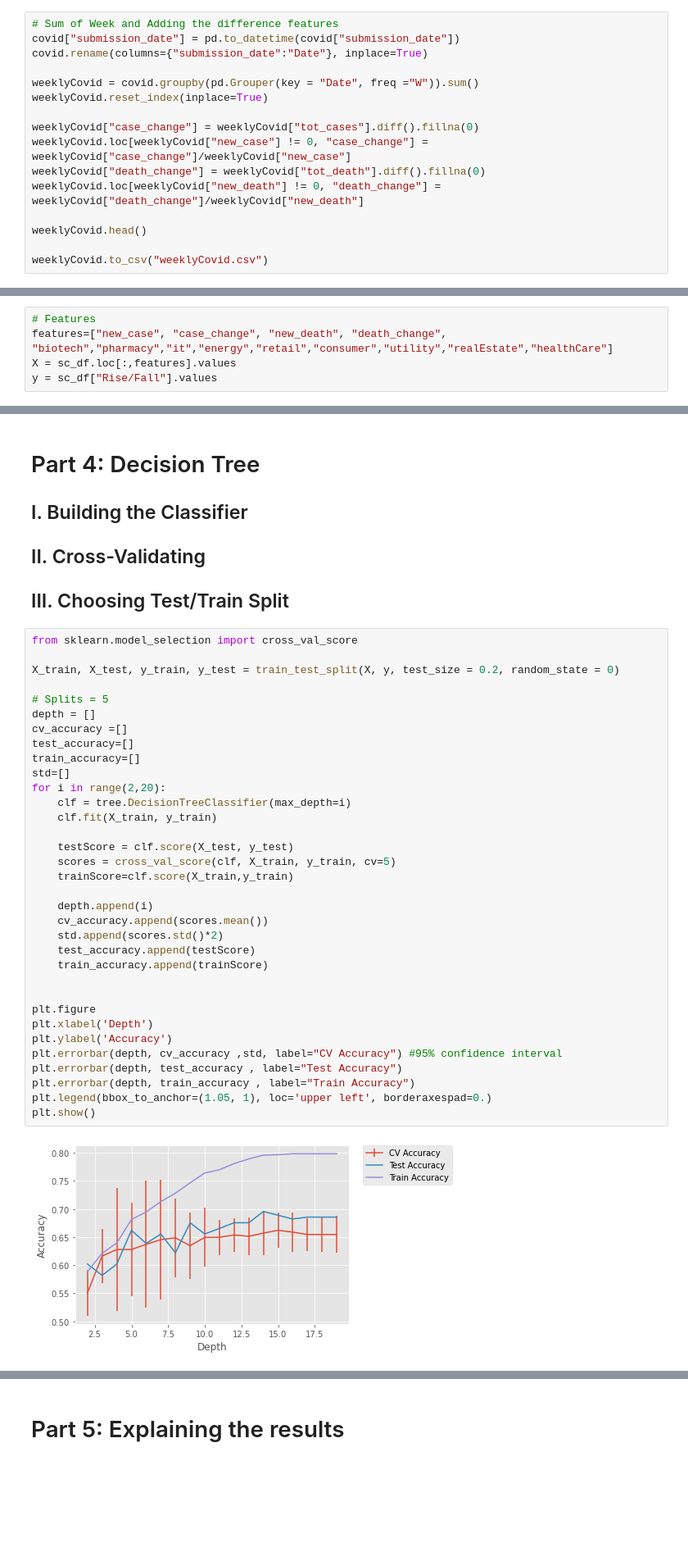
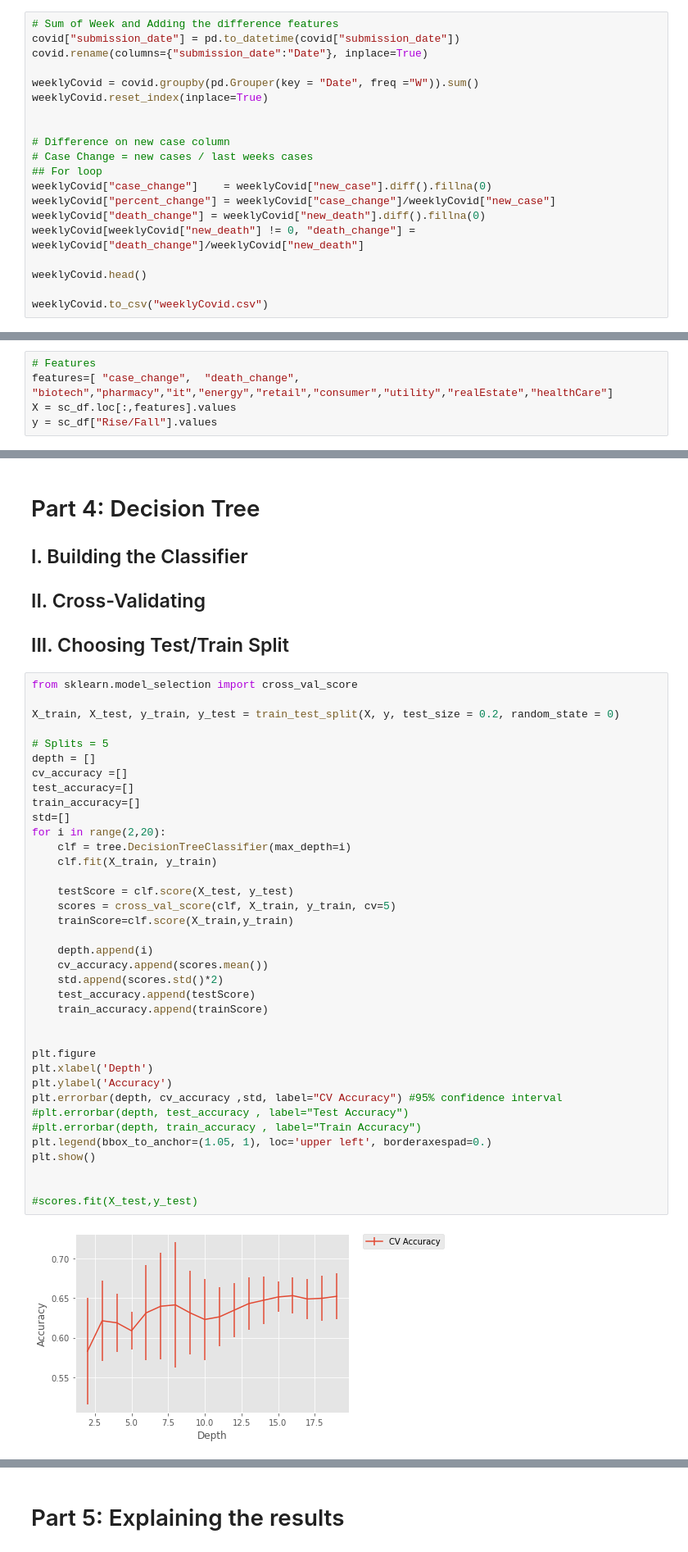
Before and after one commit to jagadeeshmeesala/notebooks, a Jupyter notebook: 602-final-project/final_markdown.ipynb, the cells around one changed output, grey strips where cells are left out. Shown: that part at 82% size. Saved outputs shown, nothing was run; the diff lists cells and outputs as text; blank space fills up the shorter version.

```diff
--- a/602-final-project/final_markdown.ipynb
+++ b/602-final-project/final_markdown.ipynb
@@ -74,10 +74,14 @@ covid.rename(columns={"submission_date":"Date"}, inplace=True)
 weeklyCovid = covid.groupby(pd.Grouper(key = "Date", freq ="W")).sum()
 weeklyCovid.reset_index(inplace=True)
 
-weeklyCovid["case_change"] = weeklyCovid["tot_cases"].diff().fillna(0)
-weeklyCovid.loc[weeklyCovid["new_case"] != 0, "case_change"] = weeklyCovid["case_change"]/weeklyCovid["new_case"]
-weeklyCovid["death_change"] = weeklyCovid["tot_death"].diff().fillna(0)
-weeklyCovid.loc[weeklyCovid["new_death"] != 0, "death_change"] = weeklyCovid["death_change"]/weeklyCovid["new_death"]
+
+# Difference on new case column
+# Case Change = new cases / last weeks cases
+## For loop
+weeklyCovid["case_change"]    = weeklyCovid["new_case"].diff().fillna(0)
+weeklyCovid["percent_change"] = weeklyCovid["case_change"]/weeklyCovid["new_case"]
+weeklyCovid["death_change"] = weeklyCovid["new_death"].diff().fillna(0)
+weeklyCovid[weeklyCovid["new_death"] != 0, "death_change"] = weeklyCovid["death_change"]/weeklyCovid["new_death"]
 
 weeklyCovid.head()
 
@@ -211,7 +215,7 @@ The features we chose to use are the following:
 The output we are hoping to predict is whether the stocks will rise or fall
 # %%
 # Features
-features=["new_case", "case_change", "new_death", "death_change", "biotech","pharmacy","it","energy","retail","consumer","utility","realEstate","healthCare"]
+features=[ "case_change",  "death_change", "biotech","pharmacy","it","energy","retail","consumer","utility","realEstate","healthCare"]
 X = sc_df.loc[:,features].values
 y = sc_df["Rise/Fall"].values
 # %%
@@ -237,36 +241,39 @@ from sklearn.model_selection import cross_val_score
 X_train, X_test, y_train, y_test = train_test_split(X, y, test_size = 0.2, random_state = 0)
 
 # Splits = 5
 depth = []
 cv_accuracy =[]
 test_accuracy=[]
 train_accuracy=[]
 std=[]
 for i in range(2,20):
     clf = tree.DecisionTreeClassifier(max_depth=i)
     clf.fit(X_train, y_train)
 
     testScore = clf.score(X_test, y_test)
     scores = cross_val_score(clf, X_train, y_train, cv=5)
     trainScore=clf.score(X_train,y_train)
 
     depth.append(i)
     cv_accuracy.append(scores.mean())
     std.append(scores.std()*2)
     test_accuracy.append(testScore)
     train_accuracy.append(trainScore)
 
 
 plt.figure
 plt.xlabel('Depth')
 plt.ylabel('Accuracy')
 plt.errorbar(depth, cv_accuracy ,std, label="CV Accuracy") #95% confidence interval
-plt.errorbar(depth, test_accuracy , label="Test Accuracy")
-plt.errorbar(depth, train_accuracy , label="Train Accuracy")
+#plt.errorbar(depth, test_accuracy , label="Test Accuracy")
+#plt.errorbar(depth, train_accuracy , label="Train Accuracy")
 plt.legend(bbox_to_anchor=(1.05, 1), loc='upper left', borderaxespad=0.)
 plt.show()
+
+
+#scores.fit(X_test,y_test)
 # %% [output]
-[figure, old version]
+[figure, new version]
 # %%
 # Tree
 from pandas.plotting import scatter_matrix
```
Also changed, not shown: parts of 2 cells of this notebook.
